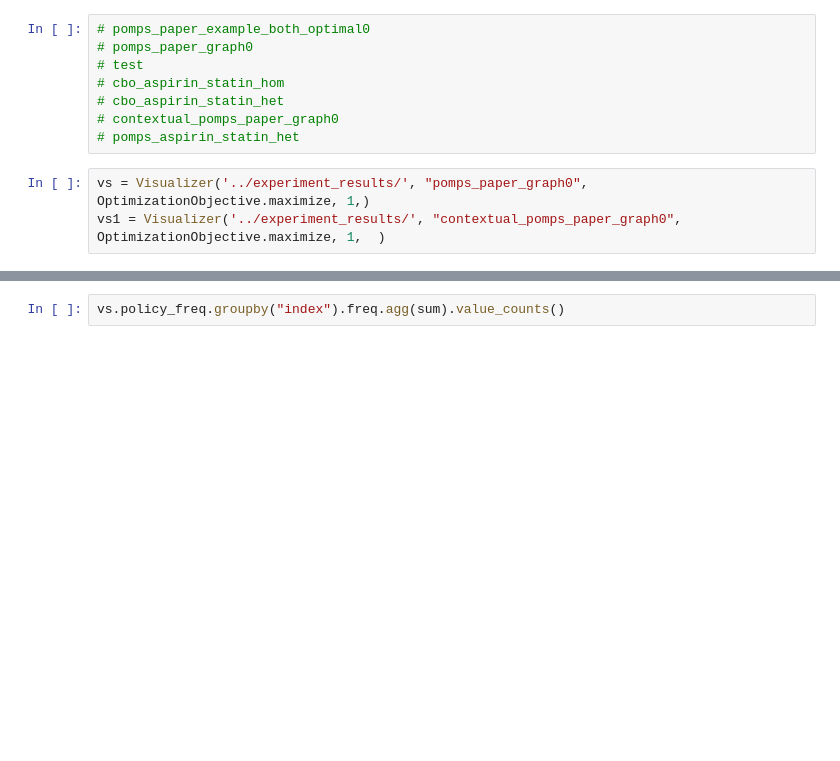
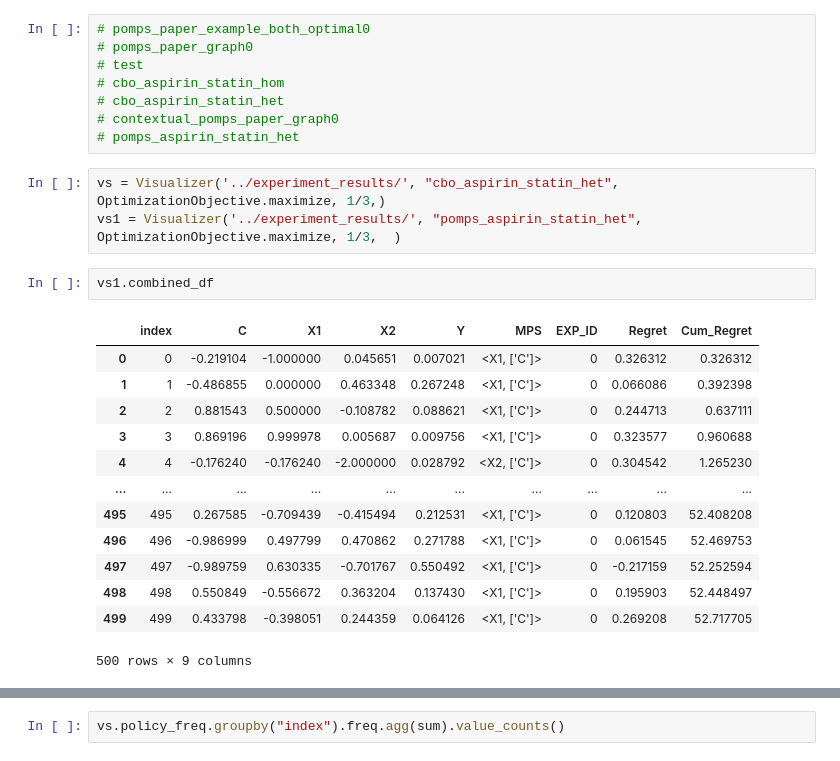
Before and after one commit to VahanArsenian/POMPSBO, a Jupyter notebook: notebooks/visualization_test.ipynb, the cells around one changed output, grey strips where cells are left out. Drawn from its saved outputs; the diff is of its cells as text; blank space fills up the shorter version.

```diff
--- a/notebooks/visualization_test.ipynb
+++ b/notebooks/visualization_test.ipynb
@@ -11,8 +11,24 @@ from experiments.visualizer import Visualizer, OptimizationObjective
 # contextual_pomps_paper_graph0
 # pomps_aspirin_statin_het
 # %%
-vs = Visualizer('../experiment_results/', "pomps_paper_graph0", OptimizationObjective.maximize, 1,)
-vs1 = Visualizer('../experiment_results/', "contextual_pomps_paper_graph0", OptimizationObjective.maximize, 1,  )
+vs = Visualizer('../experiment_results/', "cbo_aspirin_statin_het", OptimizationObjective.maximize, 1/3,)
+vs1 = Visualizer('../experiment_results/', "pomps_aspirin_statin_het", OptimizationObjective.maximize, 1/3,  )
+# %%
+vs1.combined_df
+# %% [output]
+|  | index | C | X1 | X2 | Y | MPS | EXP_ID | Regret | Cum_Regret |
+| 0 | 0 | -0.219104 | -1.000000 | 0.045651 | 0.007021 | <X1, ['C']> | 0 | 0.326312 | 0.326312 |
+| 1 | 1 | -0.486855 | 0.000000 | 0.463348 | 0.267248 | <X1, ['C']> | 0 | 0.066086 | 0.392398 |
+| 2 | 2 | 0.881543 | 0.500000 | -0.108782 | 0.088621 | <X1, ['C']> | 0 | 0.244713 | 0.637111 |
+| 3 | 3 | 0.869196 | 0.999978 | 0.005687 | 0.009756 | <X1, ['C']> | 0 | 0.323577 | 0.960688 |
+| 4 | 4 | -0.176240 | -0.176240 | -2.000000 | 0.028792 | <X2, ['C']> | 0 | 0.304542 | 1.265230 |
+| ... | ... | ... | ... | ... | ... | ... | ... | ... | ... |
+| 495 | 495 | 0.267585 | -0.709439 | -0.415494 | 0.212531 | <X1, ['C']> | 0 | 0.120803 | 52.408208 |
+| 496 | 496 | -0.986999 | 0.497799 | 0.470862 | 0.271788 | <X1, ['C']> | 0 | 0.061545 | 52.469753 |
+| 497 | 497 | -0.989759 | 0.630335 | -0.701767 | 0.550492 | <X1, ['C']> | 0 | -0.217159 | 52.252594 |
+| 498 | 498 | 0.550849 | -0.556672 | 0.363204 | 0.137430 | <X1, ['C']> | 0 | 0.195903 | 52.448497 |
+| 499 | 499 | 0.433798 | -0.398051 | 0.244359 | 0.064126 | <X1, ['C']> | 0 | 0.269208 | 52.717705 |
+500 rows × 9 columns
 # %%
 Visualizer.visualise_multiple([vs, vs1])
 # %% [output]
```
Also changed, not shown: parts of 1 cell of this notebook, 5 other files.
